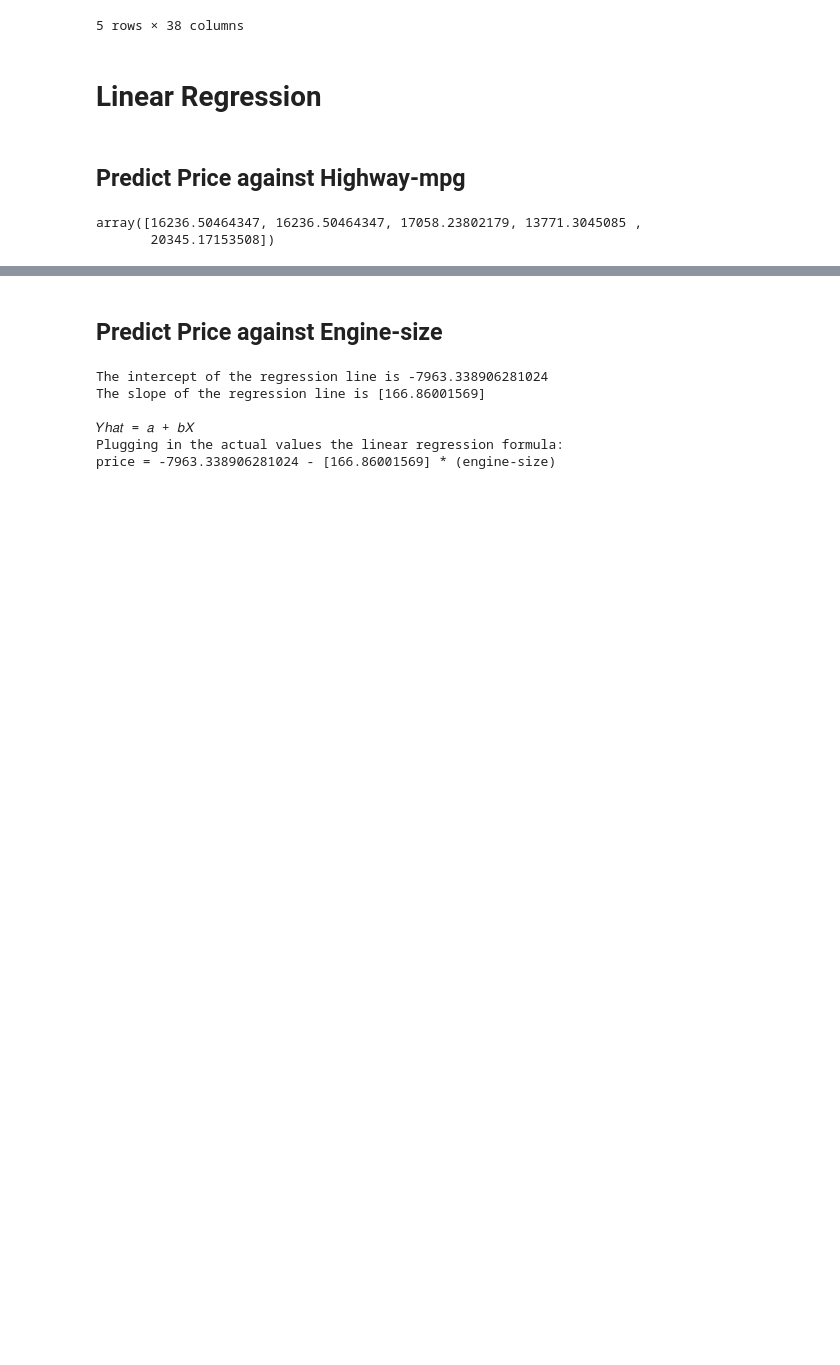
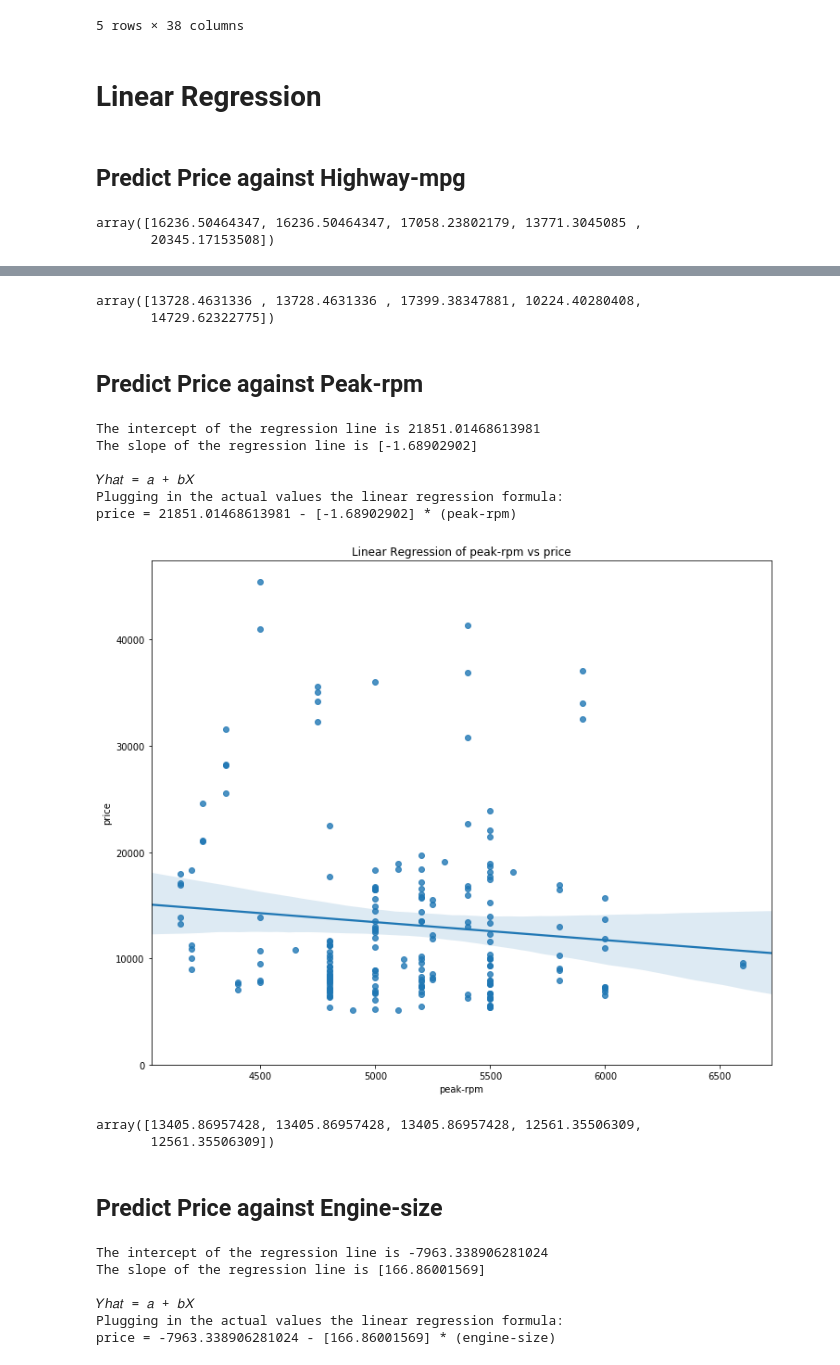
Before and after one commit to sdman135/Cars-project, a Jupyter notebook: Untitled.ipynb, the cells around one changed output, grey strips where cells are left out. Saved outputs shown, nothing was run; the diff lists cells and outputs as text; code cells hidden in the pictures; blank space fills up the shorter version.

Commit message:
added regression plot to function

```diff
--- a/Untitled.ipynb
+++ b/Untitled.ipynb
@@ -53,7 +53,7 @@ def linear_regression_modeling(independent_variable,dependent_variable):
     # fitting the independent variable(X) and the dependent variable(Y) to Linear Regression
     lr.fit(independent_variable,dependent_variable)
     # assigning predictions to global variable (Yhat) to be called outside of function, using independent variable(X)
-    globals() [f'{Yhat}'] = lr.predict(independent_variable)
+    globals() [f'Yhat'] = lr.predict(independent_variable)
 
     ##     Yhat = a + bX     ##
     # intercept (a)
@@ -69,10 +69,9 @@ def linear_regression_modeling(independent_variable,dependent_variable):
     plt.figure(figsize=(12, 10))
     sns.regplot(x=independent_variable, y=dependent_variable)
     plt.ylim(0,)
+    plt.title(f'Linear Regression of {independent_variable.columns[0]} vs {dependent_variable.name}')
     plt.xlabel(f'{independent_variable.columns[0]}')
     plt.ylabel(f'{dependent_variable.name}')
-
-    plt.title(f'{independent_variable.columns[0]} against {dependent_variable.name}')
 # %%
 linear_regression_modeling(df[['highway-mpg']],df['price'])
 # %% [output]
@@ -86,3 +85,25 @@ price = 38423.3058581574 - [-821.73337832] * (highway-mpg)
+# %%
+Yhat[:5]
+# %% [output]
+array([13728.4631336 , 13728.4631336 , 17399.38347881, 10224.40280408,
+       14729.62322775])
+# %% [markdown]
+## Predict Price against Peak-rpm
+# %%
+linear_regression_modeling(df[['peak-rpm']],df['price'])
+# %% [output]
+The intercept of the regression line is 21851.01468613981
+The slope of the regression line is [-1.68902902]
+
+𝑌ℎ𝑎𝑡 = 𝑎 + 𝑏𝑋
+Plugging in the actual values the linear regression formula:
+price = 21851.01468613981 - [-1.68902902] * (peak-rpm)
+[figure, added]
+# %%
+Yhat[:5]
+# %% [output]
+array([13405.86957428, 13405.86957428, 13405.86957428, 12561.35506309,
+       12561.35506309])
 # %% [markdown]
 ## Predict Price against Engine-size
 # %%
```
Also changed, not shown: parts of 5 cells of this notebook.
